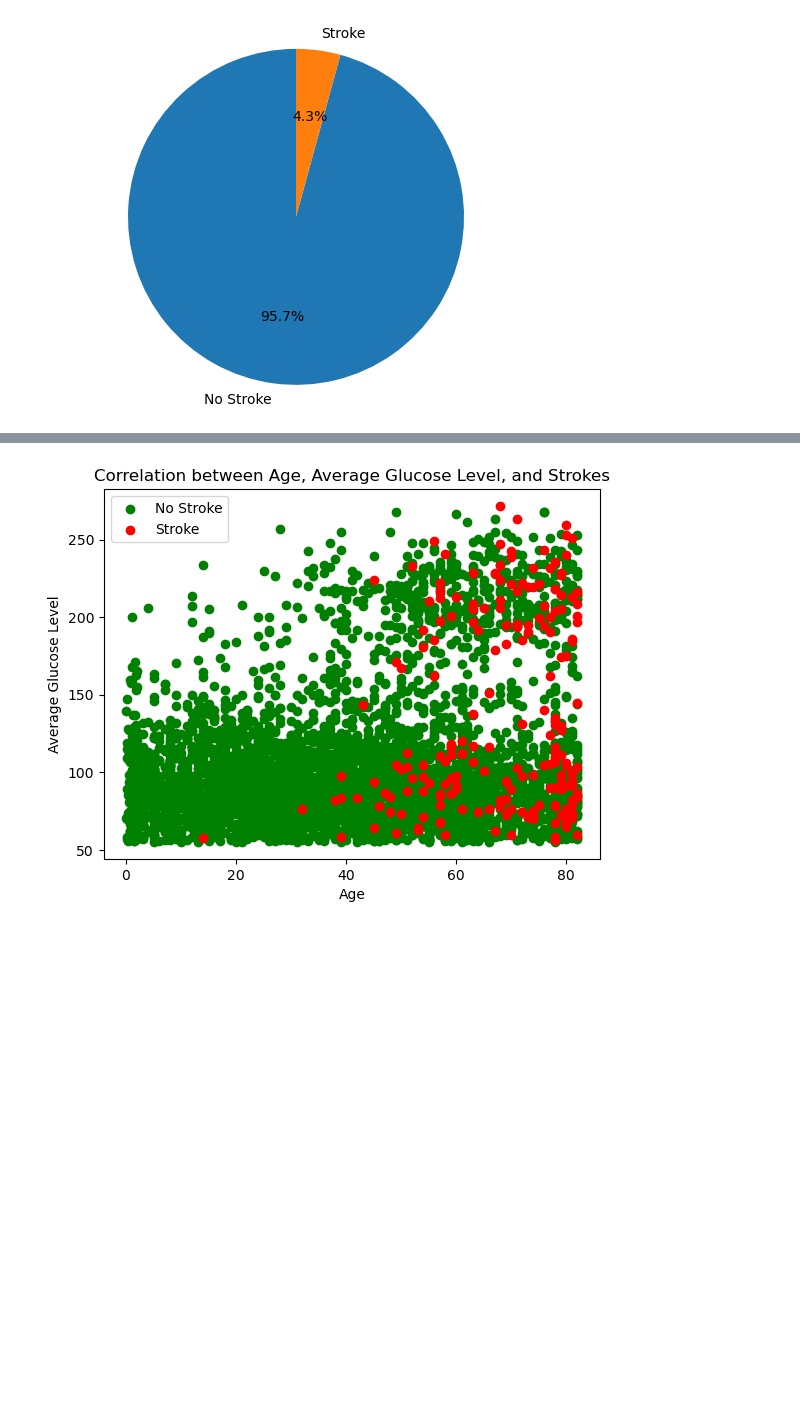
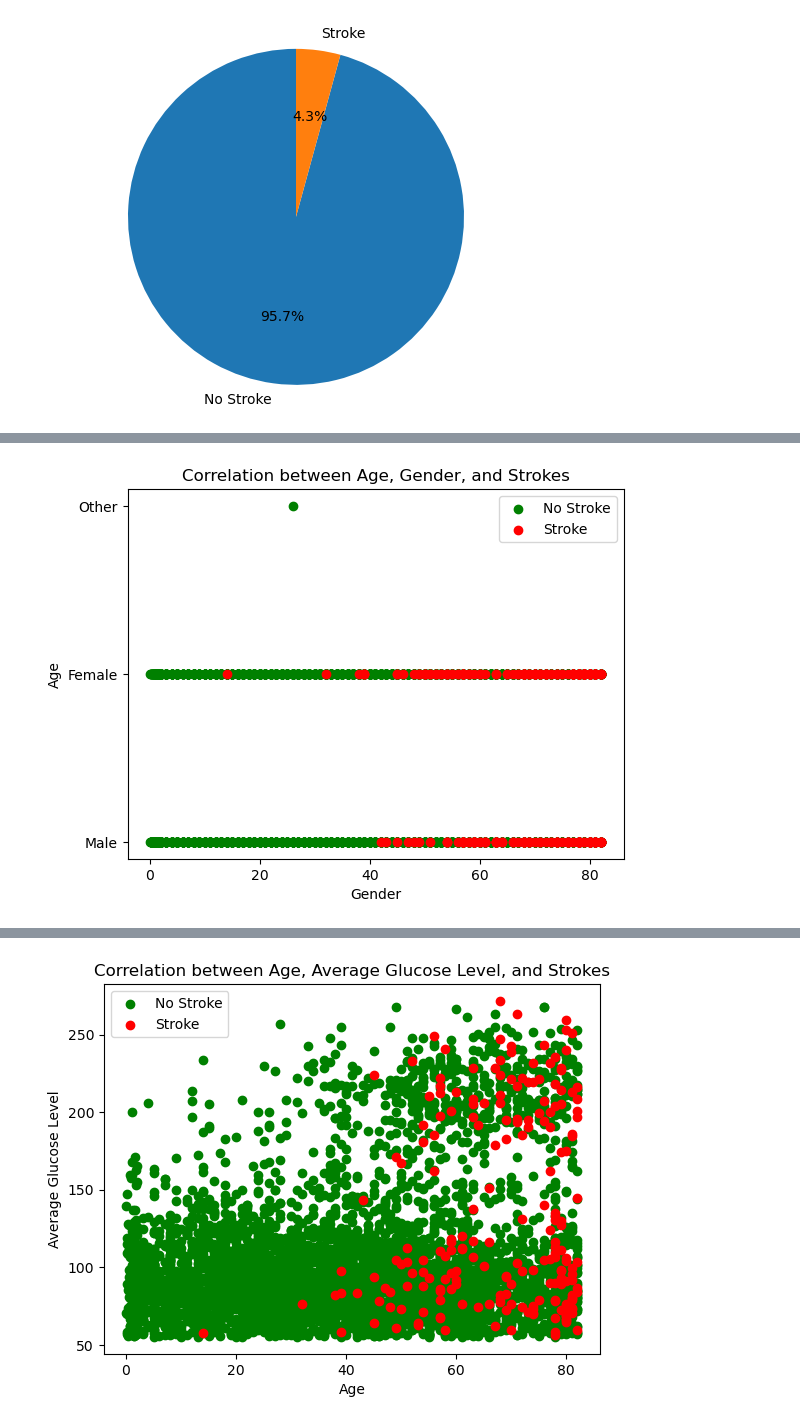
Before and after one commit to cfam1234/PythonDataScienceProjects, a Jupyter notebook: PythonStrokePredictionProject.ipynb, the cells around one changed output, grey strips where cells are left out. Drawn from its saved outputs; the diff is of its cells as text; code cells hidden in the pictures; blank space fills up the shorter version.

```diff
--- a/PythonStrokePredictionProject.ipynb
+++ b/PythonStrokePredictionProject.ipynb
@@ -89,2 +116,19 @@ plt.show()
+# %%
+#Correlation between Age, Gender, and Strokes
+fig, ax = plt.subplots()
+
+ax.scatter(cdf[cdf['stroke'] == 0]['age'], cdf[cdf['stroke'] == 0]['gender'], color='green', label='No Stroke')
+ax.scatter(cdf[cdf['stroke'] == 1]['age'], cdf[cdf['stroke'] == 1]['gender'], color='red', label='Stroke')
+
+ax.set_xlabel('Gender')
+ax.set_ylabel('Age')
+ax.set_title('Correlation between Age, Gender, and Strokes')
+ax.legend()
+ax.set_yticks([0, 1, 2])
+ax.set_yticklabels(["Male", "Female", "Other"])
+
+plt.show()
+# %% [output]
+[figure, added]
 # %%
 #Correlation between age, bmi, and strokes
```
Also changed, not shown: parts of 22 cells of this notebook.
